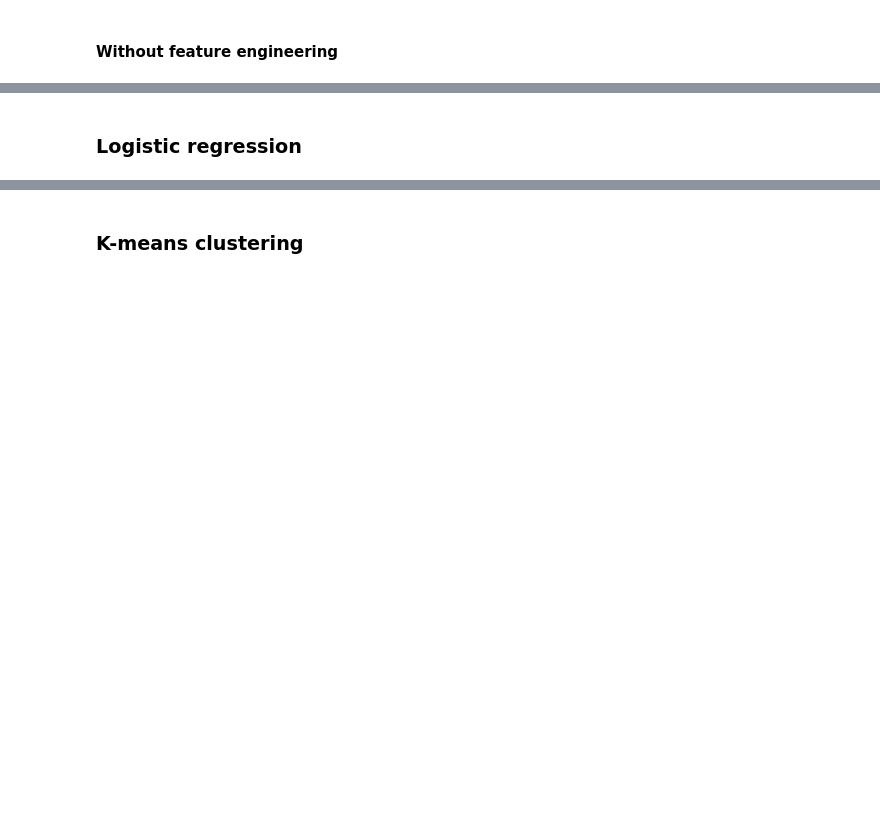
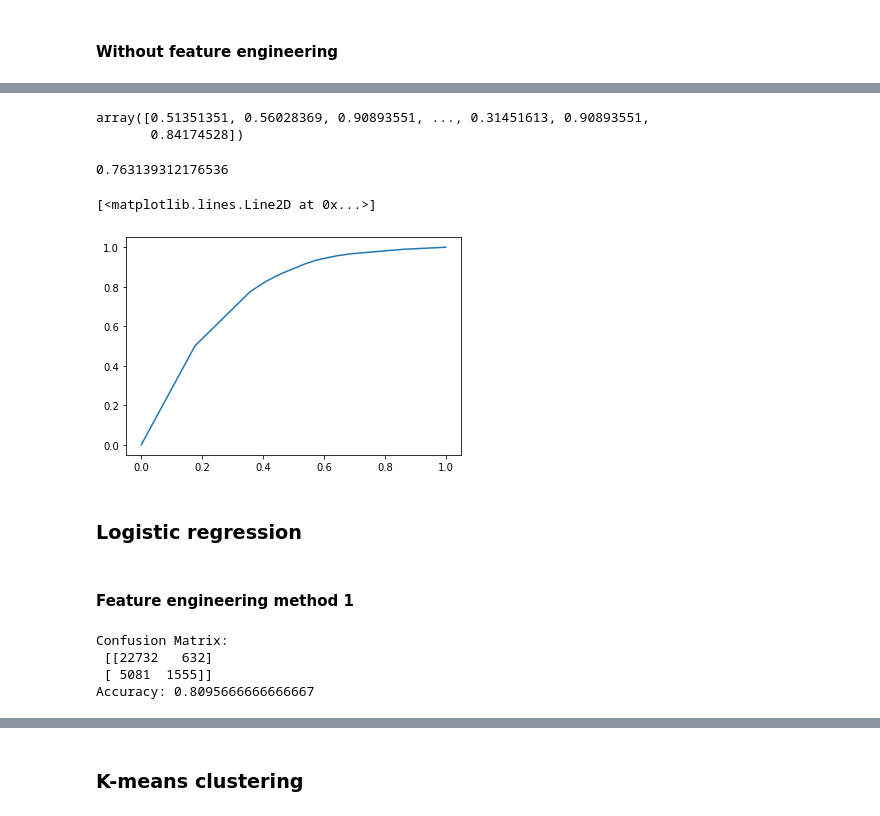
Before and after one commit to gerald-liu/credit-card-default-prediction, a Jupyter notebook: notebook.ipynb, the cells around one changed output, grey strips where cells are left out. Cells and saved outputs as stored; diff of their text form; code cells hidden in the pictures; blank space fills up the shorter version.

```diff
--- a/notebook.ipynb
+++ b/notebook.ipynb
@@ -547,6 +1005,26 @@ print(classification_report(y2,DTM2_pred))
+# %%
+DTM2_proba = DTM2_best.predict_proba(X2)
+DTM2_proba = DTM2_proba[:,0]
+DTM2_proba
+# %% [output]
+array([0.51351351, 0.56028369, 0.90893551, ..., 0.31451613, 0.90893551,
+       0.84174528])
+# %%
+fpr, tpr, thresholds = roc_curve(y2,DTM2_proba,pos_label=0)
+# %%
+auc(fpr, tpr)
+# %% [output]
+0.763139312176536
+# %%
+plt.plot(fpr,tpr)
+# %% [output]
+[<matplotlib.lines.Line2D at 0x...>]
+[figure, added]
 # %% [markdown]
 ### Logistic regression
 # %%
 from sklearn.model_selection import cross_val_predict
+# %% [markdown]
+#### Feature engineering method 1
 # %%
 # predict value of target based on cross validation
@@ -554,5 +1032,10 @@ lr_pred = cross_val_predict(lr, X, y_act, cv=10)
 # %%
 # Confusion matrix
-print("Confusion Matrix:", '\n',confusion_matrix(y, lr_pred))
-print("Accuracy:",accuracy_score(y, lr_pred, normalize=True, sample_weight=None))
+print("Confusion Matrix:", '\n',confusion_matrix(y3_act, lr1_pred))
+print("Accuracy:",accuracy_score(y3_act, lr1_pred, normalize=True, sample_weight=None))
+# %% [output]
+Confusion Matrix:
+ [[22732   632]
+ [ 5081  1555]]
+Accuracy: 0.8095666666666667
 # %%
```
Also changed, not shown: parts of 120 cells of this notebook.
